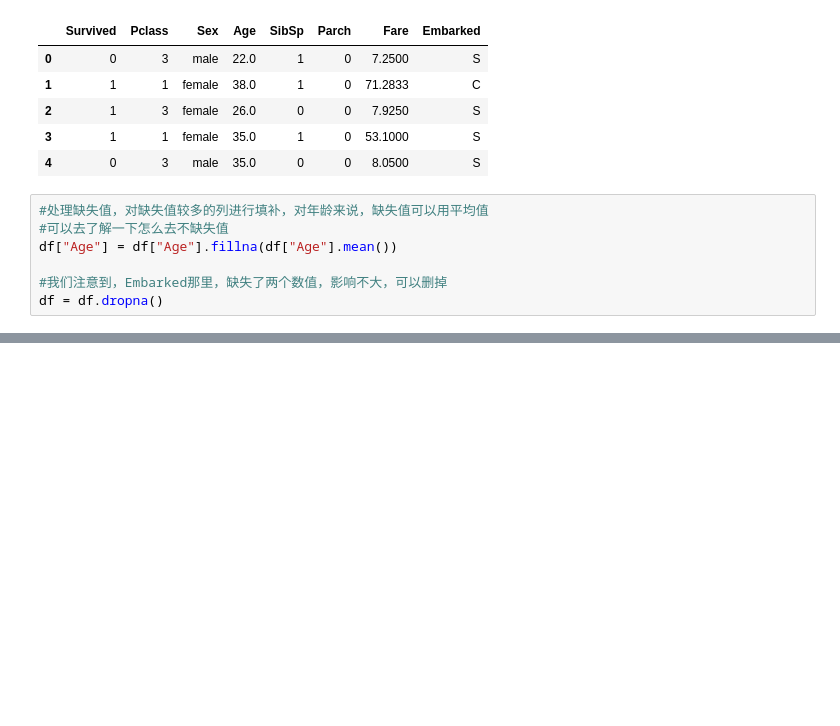
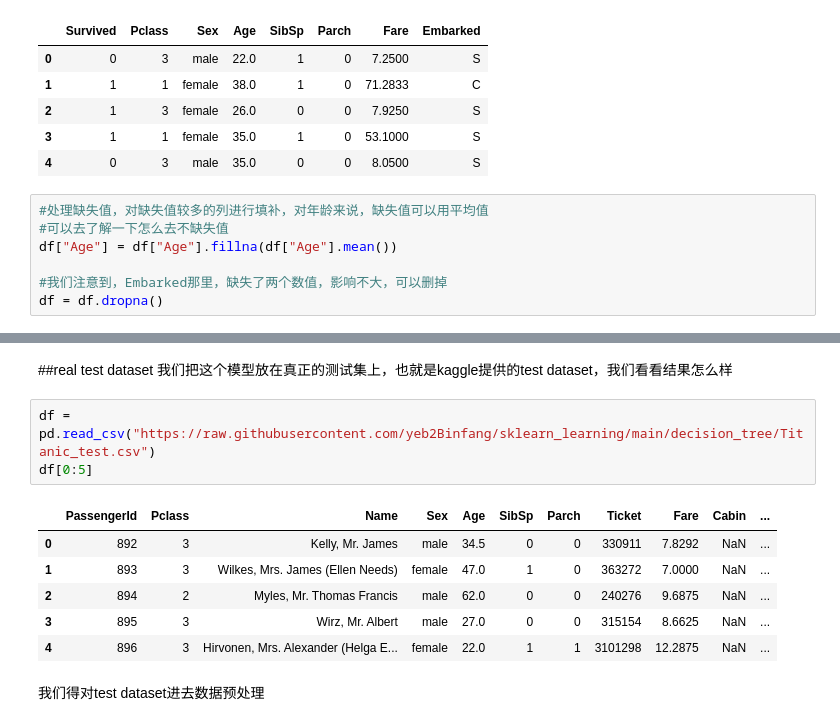
Before and after one commit to yeb2Binfang/sklearn_learning, a Jupyter notebook: decision_tree/Titanic.ipynb, the cells around one changed output, grey strips where cells are left out. Saved outputs shown, nothing was run; the diff lists cells and outputs as text; blank space fills up the shorter version.

```diff
--- a/decision_tree/Titanic.ipynb
+++ b/decision_tree/Titanic.ipynb
@@ -80,0 +264,15 @@ df = df.dropna()
+# %% [markdown]
+##real test dataset
+我们把这个模型放在真正的测试集上，也就是kaggle提供的test dataset，我们看看结果怎么样
+# %%
+df = pd.read_csv("https://raw.githubusercontent.com/yeb2Binfang/sklearn_learning/main/decision_tree/Titanic_test.csv")
+df[0:5]
+# %% [output]
+|  | PassengerId | Pclass | Name | Sex | Age | SibSp | Parch | Ticket | Fare | Cabin | ... |
+| 0 | 892 | 3 | Kelly, Mr. James | male | 34.5 | 0 | 0 | 330911 | 7.8292 | NaN | ... |
+| 1 | 893 | 3 | Wilkes, Mrs. James (Ellen Needs) | female | 47.0 | 1 | 0 | 363272 | 7.0000 | NaN | ... |
+| 2 | 894 | 2 | Myles, Mr. Thomas Francis | male | 62.0 | 0 | 0 | 240276 | 9.6875 | NaN | ... |
+| 3 | 895 | 3 | Wirz, Mr. Albert | male | 27.0 | 0 | 0 | 315154 | 8.6625 | NaN | ... |
+| 4 | 896 | 3 | Hirvonen, Mrs. Alexander (Helga E... | female | 22.0 | 1 | 1 | 3101298 | 12.2875 | NaN | ... |
+# %% [markdown]
+我们得对test dataset进去数据预处理
```
Also changed, not shown: parts of 29 cells of this notebook.
